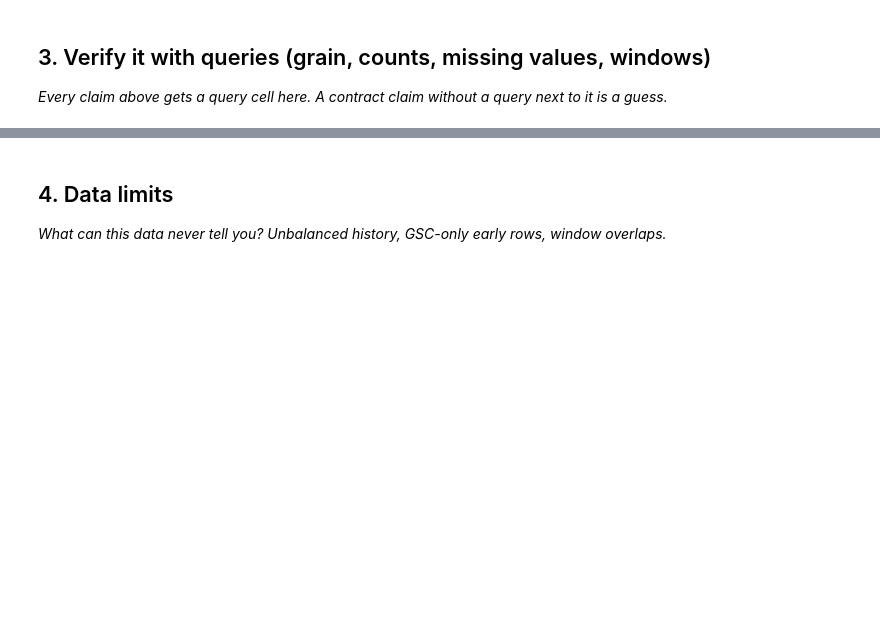
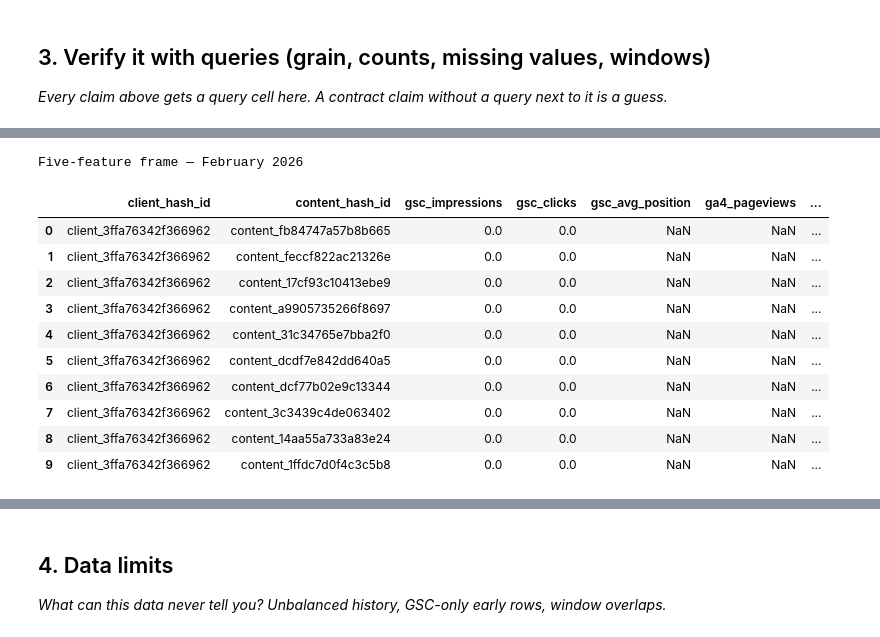
Before and after one commit to palkinsuneja/palkin-flyrank-ml-internship-july-to-sept-2026, a Jupyter notebook: work/notebooks/w03_data_contract.ipynb, the cells around one changed output, grey strips where cells are left out. Drawn from its saved outputs; the diff is of its cells as text; code cells hidden in the pictures; blank space fills up the shorter version.

```diff
--- a/work/notebooks/w03_data_contract.ipynb
+++ b/work/notebooks/w03_data_contract.ipynb
@@ -29,0 +235,32 @@ This skeleton is yours to fill. Work the sections **in order** — each one has
+# %%
+# Five-feature frame for the February decision window
+
+feature_frame = con.execute(f"""
+SELECT
+    client_hash_id,
+    content_hash_id,
+    SUM(gsc_impressions) AS gsc_impressions,
+    SUM(gsc_clicks) AS gsc_clicks,
+    AVG(gsc_avg_position) AS gsc_avg_position,
+    SUM(ga4_pageviews) AS ga4_pageviews,
+    SUM(ga4_sessions) AS ga4_sessions
+FROM {FEB}
+GROUP BY client_hash_id, content_hash_id
+LIMIT 10
+""").df()
+
+print("Five-feature frame — February 2026")
+display(feature_frame)
+# %% [output]
+Five-feature frame — February 2026
+|  | client_hash_id | content_hash_id | gsc_impressions | gsc_clicks | gsc_avg_position | ga4_pageviews | ... |
+| 0 | client_3ffa76342f366962 | content_fb84747a57b8b665 | 0.0 | 0.0 | NaN | NaN | ... |
+| 1 | client_3ffa76342f366962 | content_feccf822ac21326e | 0.0 | 0.0 | NaN | NaN | ... |
+| 2 | client_3ffa76342f366962 | content_17cf93c10413ebe9 | 0.0 | 0.0 | NaN | NaN | ... |
+| 3 | client_3ffa76342f366962 | content_a9905735266f8697 | 0.0 | 0.0 | NaN | NaN | ... |
+| 4 | client_3ffa76342f366962 | content_31c34765e7bba2f0 | 0.0 | 0.0 | NaN | NaN | ... |
+| 5 | client_3ffa76342f366962 | content_dcdf7e842dd640a5 | 0.0 | 0.0 | NaN | NaN | ... |
+| 6 | client_3ffa76342f366962 | content_dcf77b02e9c13344 | 0.0 | 0.0 | NaN | NaN | ... |
+| 7 | client_3ffa76342f366962 | content_3c3439c4de063402 | 0.0 | 0.0 | NaN | NaN | ... |
+| 8 | client_3ffa76342f366962 | content_14aa55a733a83e24 | 0.0 | 0.0 | NaN | NaN | ... |
+| 9 | client_3ffa76342f366962 | content_1ffdc7d0f4c3c5b8 | 0.0 | 0.0 | NaN | NaN | ... |
```
Also changed, not shown: parts of 18 cells of this notebook.
